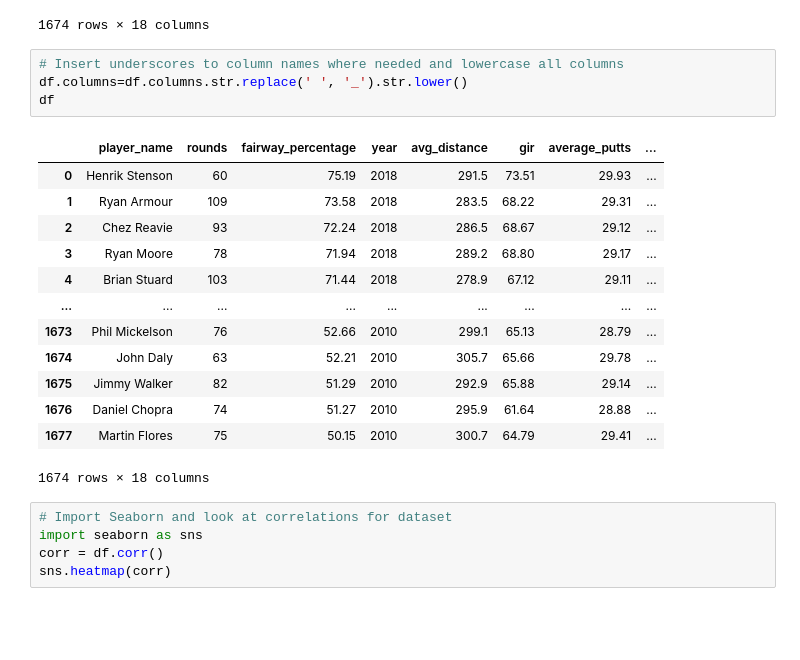
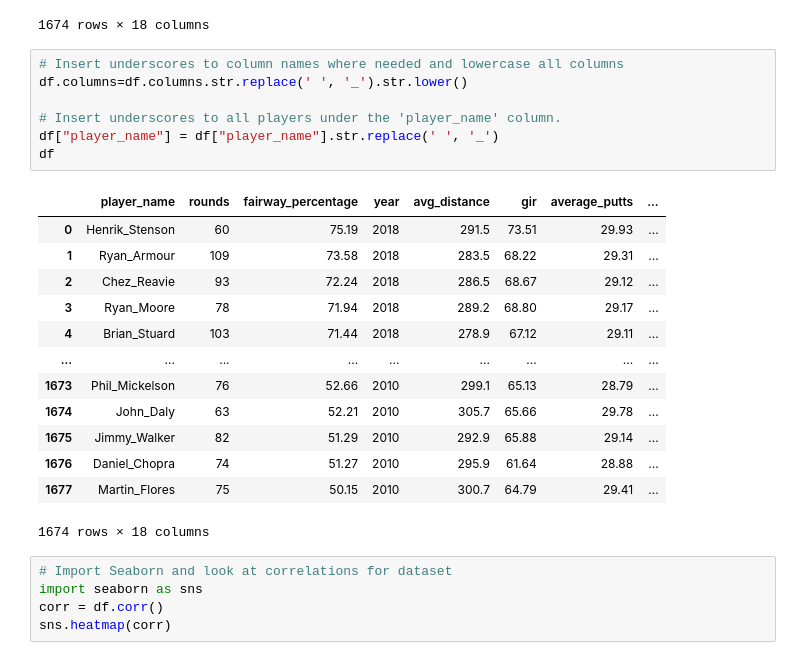
Before and after one commit to asval211/pga_golf_dataset, a Jupyter notebook: pga_golf_data_project.ipynb, the cells around one changed output. Drawn from its saved outputs; the diff is of its cells as text; blank space fills up the shorter version.

```diff
--- a/pga_golf_data_project.ipynb
+++ b/pga_golf_data_project.ipynb
@@ -180,20 +180,23 @@ df
 # %%
 # Insert underscores to column names where needed and lowercase all columns
 df.columns=df.columns.str.replace(' ', '_').str.lower()
+
+# Insert underscores to all players under the 'player_name' column.
+df["player_name"] = df["player_name"].str.replace(' ', '_')
 df
 # %% [output]
 |  | player_name | rounds | fairway_percentage | year | avg_distance | gir | average_putts | ... |
-| 0 | Henrik Stenson | 60 | 75.19 | 2018 | 291.5 | 73.51 | 29.93 | ... |
-| 1 | Ryan Armour | 109 | 73.58 | 2018 | 283.5 | 68.22 | 29.31 | ... |
-| 2 | Chez Reavie | 93 | 72.24 | 2018 | 286.5 | 68.67 | 29.12 | ... |
-| 3 | Ryan Moore | 78 | 71.94 | 2018 | 289.2 | 68.80 | 29.17 | ... |
-| 4 | Brian Stuard | 103 | 71.44 | 2018 | 278.9 | 67.12 | 29.11 | ... |
+| 0 | Henrik_Stenson | 60 | 75.19 | 2018 | 291.5 | 73.51 | 29.93 | ... |
+| 1 | Ryan_Armour | 109 | 73.58 | 2018 | 283.5 | 68.22 | 29.31 | ... |
+| 2 | Chez_Reavie | 93 | 72.24 | 2018 | 286.5 | 68.67 | 29.12 | ... |
+| 3 | Ryan_Moore | 78 | 71.94 | 2018 | 289.2 | 68.80 | 29.17 | ... |
+| 4 | Brian_Stuard | 103 | 71.44 | 2018 | 278.9 | 67.12 | 29.11 | ... |
 | ... | ... | ... | ... | ... | ... | ... | ... | ... |
-| 1673 | Phil Mickelson | 76 | 52.66 | 2010 | 299.1 | 65.13 | 28.79 | ... |
-| 1674 | John Daly | 63 | 52.21 | 2010 | 305.7 | 65.66 | 29.78 | ... |
-| 1675 | Jimmy Walker | 82 | 51.29 | 2010 | 292.9 | 65.88 | 29.14 | ... |
-| 1676 | Daniel Chopra | 74 | 51.27 | 2010 | 295.9 | 61.64 | 28.88 | ... |
-| 1677 | Martin Flores | 75 | 50.15 | 2010 | 300.7 | 64.79 | 29.41 | ... |
+| 1673 | Phil_Mickelson | 76 | 52.66 | 2010 | 299.1 | 65.13 | 28.79 | ... |
+| 1674 | John_Daly | 63 | 52.21 | 2010 | 305.7 | 65.66 | 29.78 | ... |
+| 1675 | Jimmy_Walker | 82 | 51.29 | 2010 | 292.9 | 65.88 | 29.14 | ... |
+| 1676 | Daniel_Chopra | 74 | 51.27 | 2010 | 295.9 | 61.64 | 28.88 | ... |
+| 1677 | Martin_Flores | 75 | 50.15 | 2010 | 300.7 | 64.79 | 29.41 | ... |
 1674 rows × 18 columns
 # %%
 # Import Seaborn and look at correlations for dataset
```
Also changed, not shown: parts of 24 cells of this notebook.
